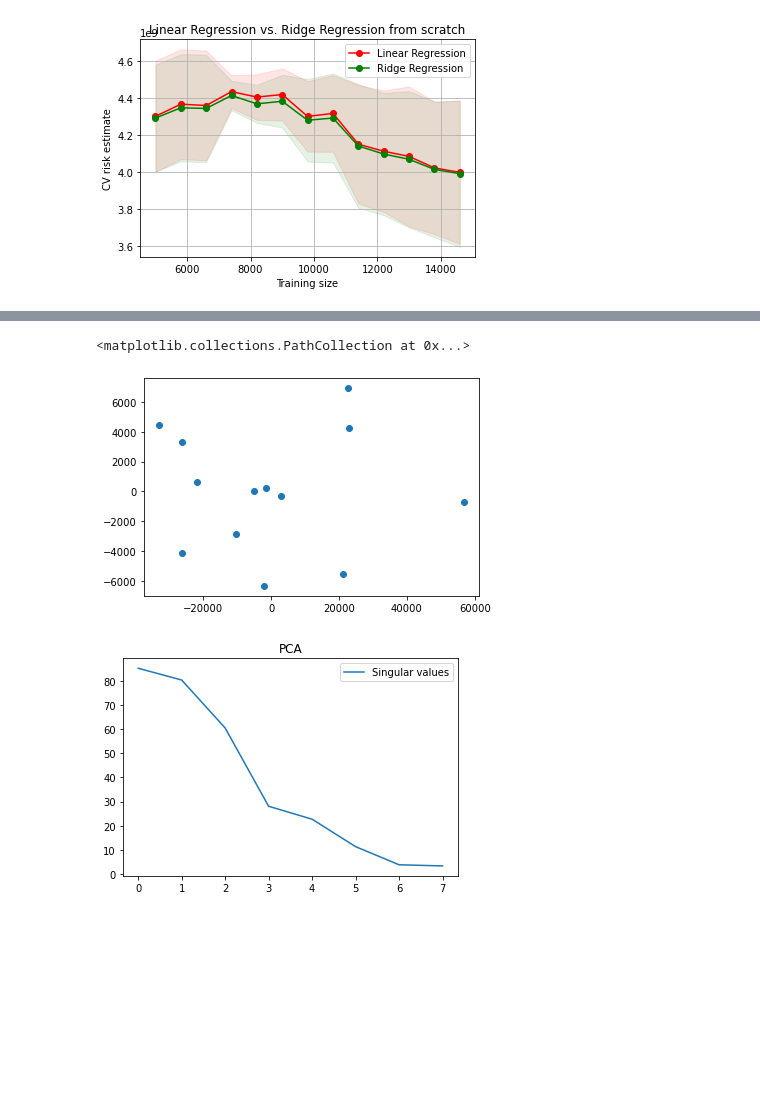
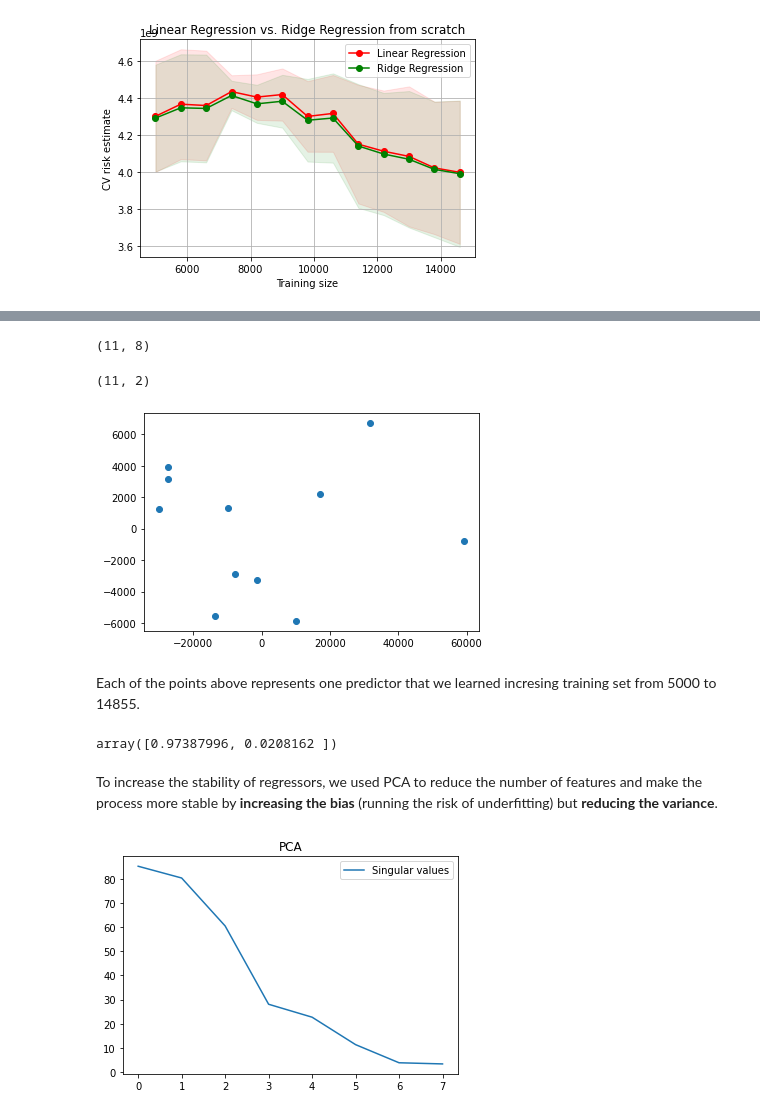
Before and after one commit to martinaviggiano/ml_project, a Jupyter notebook: Machine Learning Project.ipynb, the cells around one changed output, grey strips where cells are left out. Saved outputs shown, nothing was run; the diff lists cells and outputs as text; code cells hidden in the pictures; blank space fills up the shorter version.

```diff
--- a/Machine Learning Project.ipynb
+++ b/Machine Learning Project.ipynb
@@ -636,9 +667,9 @@ The risk estimate is between 0.4 and 0.9 based on different training size.
 # %%
 coef_list = []
 
-for s in range(5000, 14856, 800):
+for s in range(4500, 14856, 1000): #range(5000, 14856, 1000)
     X_train, X_test, y_train, y_test = train_test_split(X_scaled, y, train_size=s, random_state=42)
     learner.fit(X_train, y_train)
     coef_list.append(learner.w)
 
-coef_matrix = np.array(coef_list)
+coef_matrix = np.array(coef_list) #we accumulate in the matrix all the coefficients that we learned
@@ -645,13 +696,27 @@ coef_matrix = np.array(coef_list)
+# %%
+coef_matrix.shape
+# %% [output]
+(11, 8)
 # %%
-pca = decomposition.PCA(n_components=2)
+pca = decomposition.PCA(n_components=2) #print the vectors we learned on a 2-dimensional space
 pca.fit(coef_matrix)
 coef_pca = pca.transform(coef_matrix)
 
 fig, ax = plt.subplots()
 plt.scatter(coef_pca[:,0], coef_pca[:,1])
+
+coef_pca.shape
 # %% [output]
-<matplotlib.collections.PathCollection at 0x...>
+(11, 2)
-[figure, old version]
+[figure, new version]
+# %% [markdown]
+Each of the points above represents one predictor that we learned incresing training set from 5000 to 14855.
+# %%
+pca.explained_variance_ratio_
+# %% [output]
+array([0.97387996, 0.0208162 ])
+# %% [markdown]
+To increase the stability of regressors, we used PCA to reduce the number of features and make the process more stable by __increasing the bias__ (running the risk of underfitting) but __reducing the variance__.
 # %%
 pca = decomposition.PCA(n_components=8)
 pca.fit(X_scaled)
```
Also changed, not shown: parts of 78 cells of this notebook.
